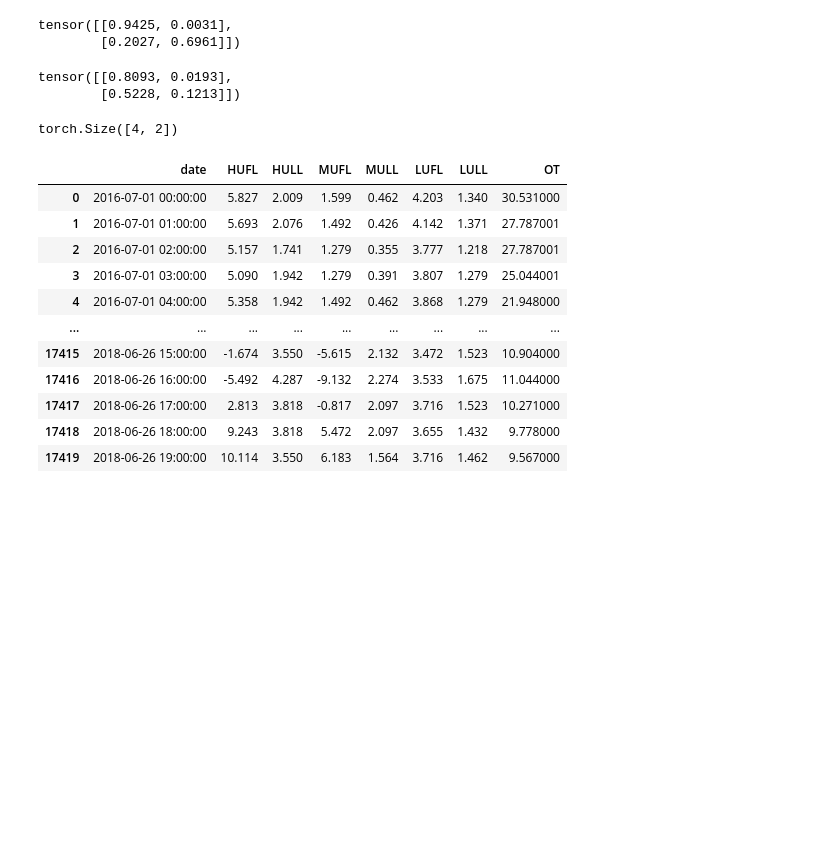
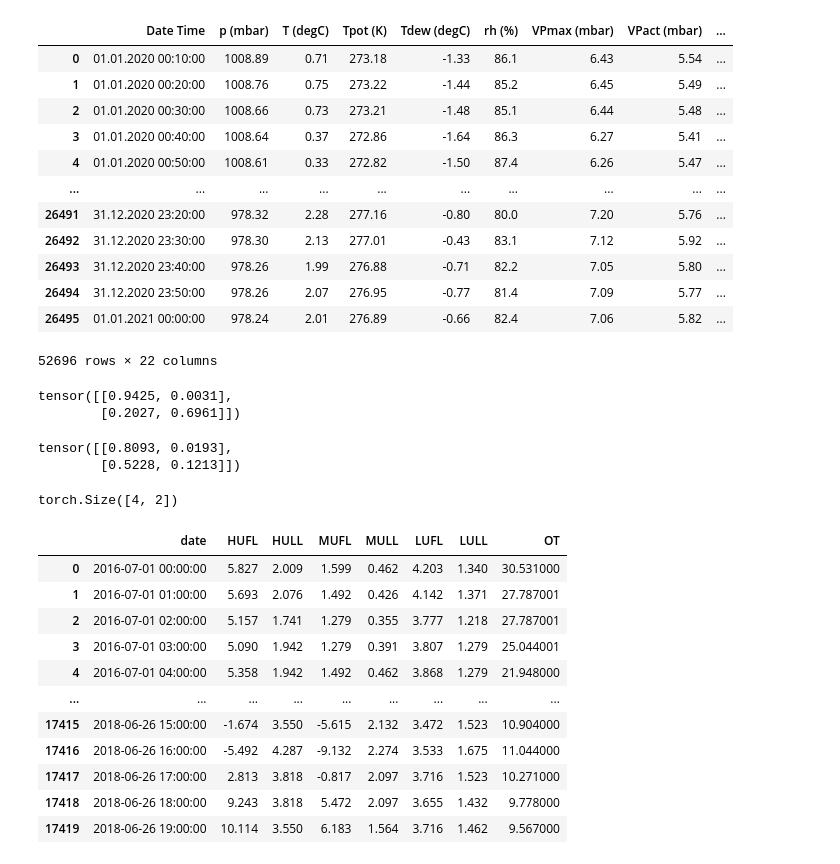
Before and after one commit to abhilash-neog/SparseTimeSeriesModeling, a Jupyter notebook: Forecasting/poc/rough_notebook.ipynb, the cells around one changed output. Drawn from its saved outputs; the diff is of its cells as text; code cells hidden in the pictures; blank space fills up the shorter version.

```diff
--- a/Forecasting/poc/rough_notebook.ipynb
+++ b/Forecasting/poc/rough_notebook.ipynb
@@ -19,3 +92,20 @@ eps = 1e-6
+# %%
+df = pd.concat([df1, df2], axis=0)
+df
+# %% [output]
+|  | Date Time | p (mbar) | T (degC) | Tpot (K) | Tdew (degC) | rh (%) | VPmax (mbar) | VPact (mbar) | ... |
+| 0 | 01.01.2020 00:10:00 | 1008.89 | 0.71 | 273.18 | -1.33 | 86.1 | 6.43 | 5.54 | ... |
+| 1 | 01.01.2020 00:20:00 | 1008.76 | 0.75 | 273.22 | -1.44 | 85.2 | 6.45 | 5.49 | ... |
+| 2 | 01.01.2020 00:30:00 | 1008.66 | 0.73 | 273.21 | -1.48 | 85.1 | 6.44 | 5.48 | ... |
+| 3 | 01.01.2020 00:40:00 | 1008.64 | 0.37 | 272.86 | -1.64 | 86.3 | 6.27 | 5.41 | ... |
+| 4 | 01.01.2020 00:50:00 | 1008.61 | 0.33 | 272.82 | -1.50 | 87.4 | 6.26 | 5.47 | ... |
+| ... | ... | ... | ... | ... | ... | ... | ... | ... | ... |
+| 26491 | 31.12.2020 23:20:00 | 978.32 | 2.28 | 277.16 | -0.80 | 80.0 | 7.20 | 5.76 | ... |
+| 26492 | 31.12.2020 23:30:00 | 978.30 | 2.13 | 277.01 | -0.43 | 83.1 | 7.12 | 5.92 | ... |
+| 26493 | 31.12.2020 23:40:00 | 978.26 | 1.99 | 276.88 | -0.71 | 82.2 | 7.05 | 5.80 | ... |
+| 26494 | 31.12.2020 23:50:00 | 978.26 | 2.07 | 276.95 | -0.77 | 81.4 | 7.09 | 5.77 | ... |
+| 26495 | 01.01.2021 00:00:00 | 978.24 | 2.01 | 276.89 | -0.66 | 82.4 | 7.06 | 5.82 | ... |
+52696 rows × 22 columns
 # %%
 r1 = torch.rand((2,2))
 r1
```
Also changed, not shown: parts of 7 cells of this notebook, 9 other files.
